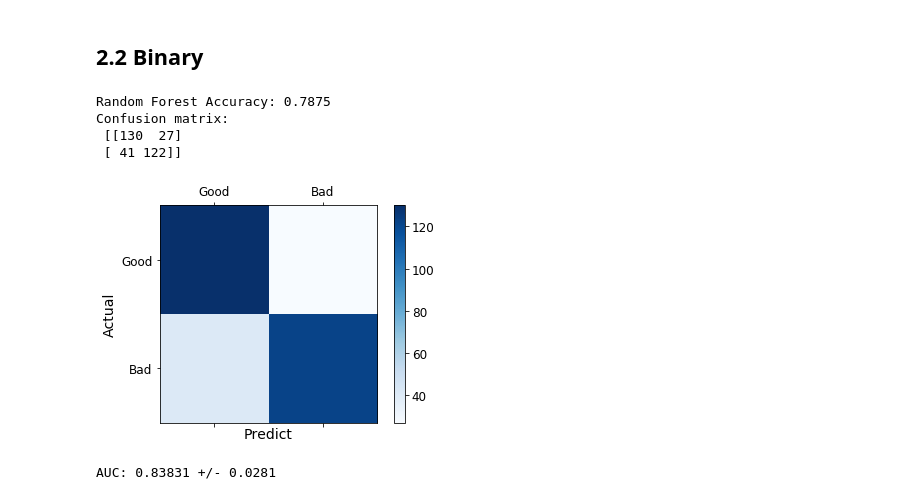
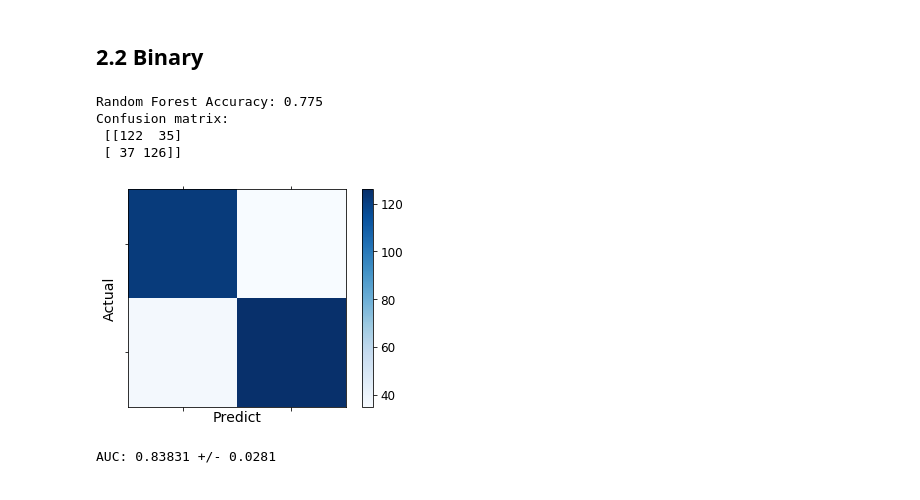
Before and after one commit to huangyuzhang/cookbook, a Jupyter notebook: wine/wine3.ipynb, the cells around one changed output. Saved outputs shown, nothing was run; the diff lists cells and outputs as text; code cells hidden in the pictures.

```diff
--- a/wine/wine3.ipynb
+++ b/wine/wine3.ipynb
@@ -299,28 +299,28 @@ Confusion matrix:
 # %%
 from sklearn.ensemble import RandomForestClassifier
 rf_clf2 = RandomForestClassifier()
 rf_clf2.fit(X2_train, y2_train)
 
 print("Random Forest Accuracy:", accuracy_score(y2_test, rf_clf2.predict(X2_test)))
 conf_mat = confusion_matrix(y2_test, rf_clf2.predict(X2_test))
 print('Confusion matrix:\n', conf_mat)
 
-labels = ['Good','Bad']
+labels = ['Bad','Good']
 fig = plt.figure()
 ax = fig.add_subplot(111)
 cax = ax.matshow(conf_mat, cmap=plt.cm.Blues)
 fig.colorbar(cax)
-ax.set_xticklabels([''] + labels)
-ax.set_yticklabels([''] + labels)
+ax.set_xticklabels([''])
+ax.set_yticklabels([''])
 plt.xlabel('Predict')
 plt.ylabel('Actual')
 plt.show()
 # %% [output]
-Random Forest Accuracy: 0.7875
+Random Forest Accuracy: 0.775
 Confusion matrix:
- [[130  27]
- [ 41 122]]
+ [[122  35]
+ [ 37 126]]
-[figure, old version]
+[figure, new version]
 # %%
 from sklearn.model_selection import cross_val_predict, cross_val_score
 cv = 3
```
Also changed, not shown: parts of 1 cell of this notebook, 1 other file.
